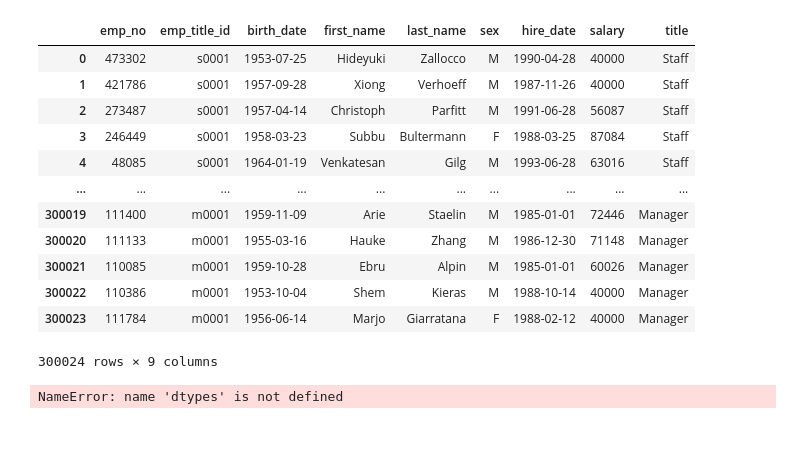
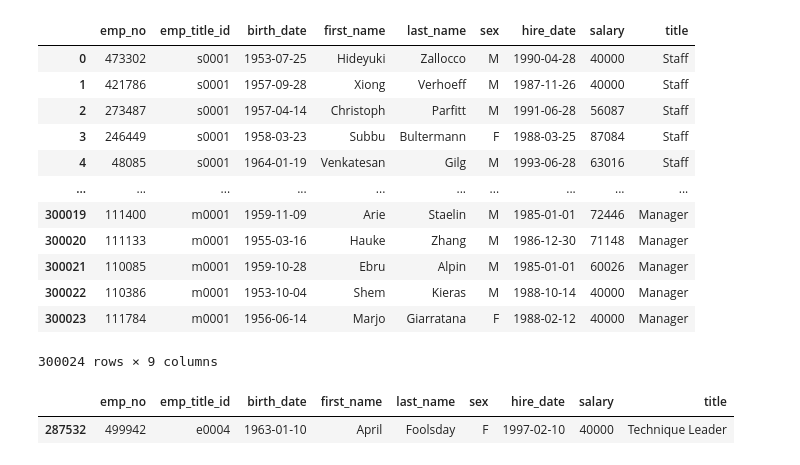
Before and after one commit to ic17rey/sql-challenge, a Jupyter notebook: sql_bonus.ipynb, the cells around one changed output. Cells and saved outputs as stored; diff of their text form; code cells hidden in the pictures; blank space fills up the shorter version.

```diff
--- a/sql_bonus.ipynb
+++ b/sql_bonus.ipynb
@@ -220,6 +220,8 @@ merge_final_df
 # %%
 # emp_no == '499942'
 
-filtered_merge_final_df = merge_final_df.loc[merge_final_df['emp_no'] == '499942']
+filtered_merge_final_df = merge_final_df.loc[merge_final_df['emp_no'] == 499942]
+filtered_merge_final_df
 # %% [output]
-NameError: name 'dtypes' is not defined
+|  | emp_no | emp_title_id | birth_date | first_name | last_name | sex | hire_date | salary | title |
+| 287532 | 499942 | e0004 | 1963-01-10 | April | Foolsday | F | 1997-02-10 | 40000 | Technique Leader |
```
